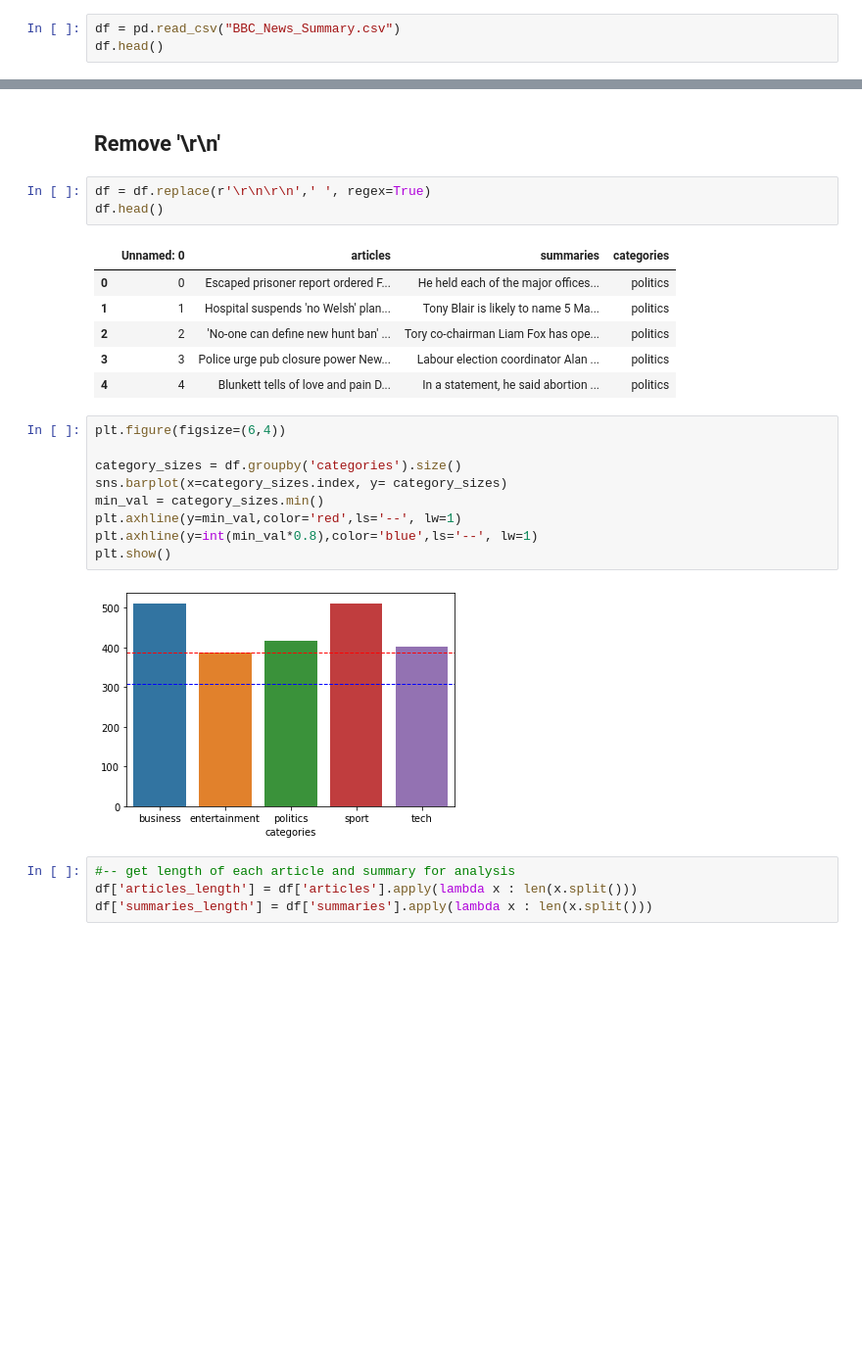
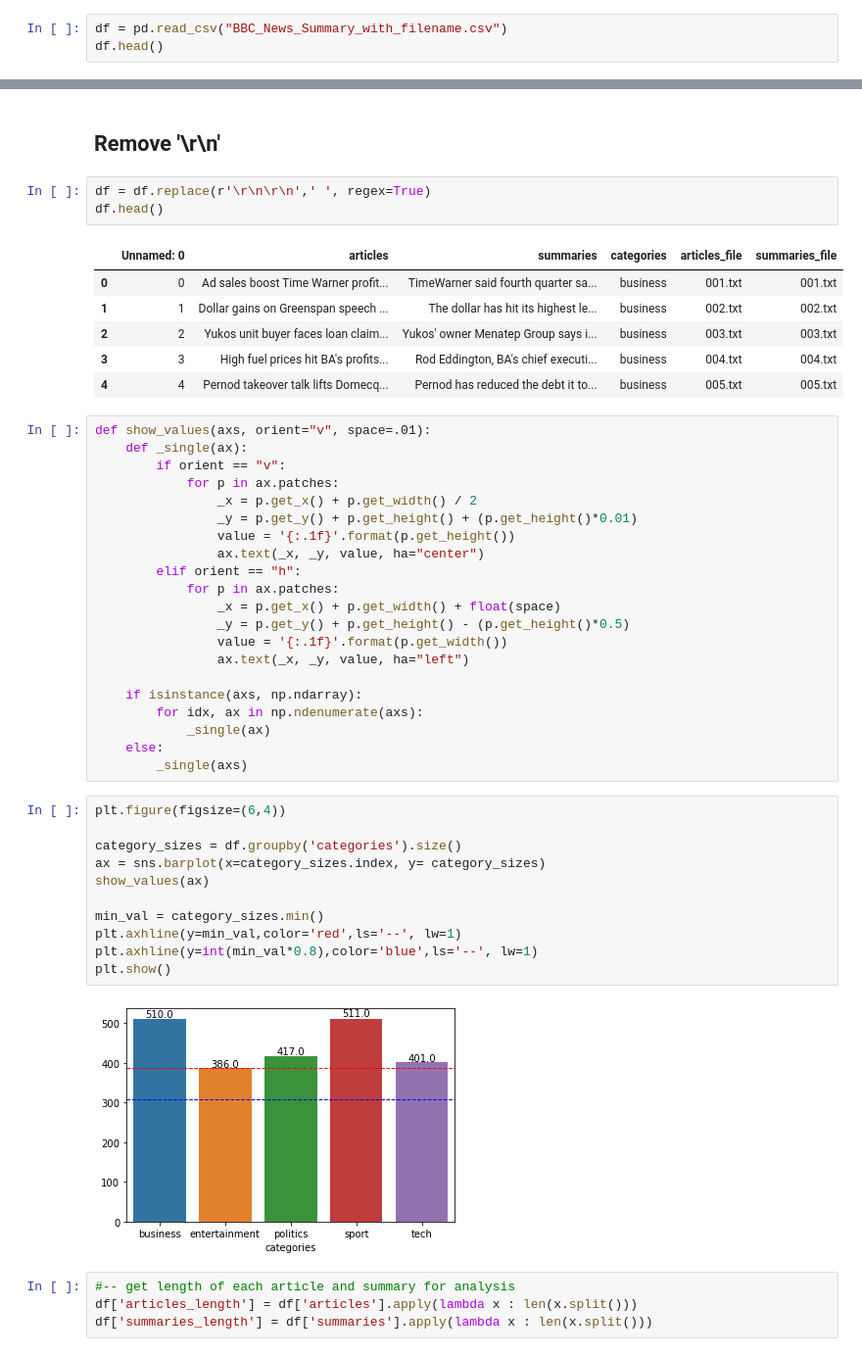
Before and after one commit to worachot-n/Text_summarization_T5, a Jupyter notebook: 0_2_Prepare_and_Split_Data.ipynb, the cells around one changed output, grey strips where cells are left out. Shown at 98% size. Drawn from its saved outputs; the diff is of its cells as text; blank space fills up the shorter version.

Commit message:
add value in barplot

```diff
--- a/0_2_Prepare_and_Split_Data.ipynb
+++ b/0_2_Prepare_and_Split_Data.ipynb
@@ -22,6 +22,6 @@ import os
 # for dir in dir_list:
 #     Path_sum_cat.append(Path_sum+'/'+dir)
 # %%
-df = pd.read_csv("BBC_News_Summary.csv")
+df = pd.read_csv("BBC_News_Summary_with_filename.csv")
 df.head()
 # %% [output]
@@ -37,23 +37,46 @@ df.head()
 df = df.replace(r'\r\n\r\n',' ', regex=True)
 df.head()
 # %% [output]
-|  | Unnamed: 0 | articles | summaries | categories |
-| 0 | 0 | Escaped prisoner report ordered F... | He held each of the major offices... | politics |
-| 1 | 1 | Hospital suspends 'no Welsh' plan... | Tony Blair is likely to name 5 Ma... | politics |
-| 2 | 2 | 'No-one can define new hunt ban' ... | Tory co-chairman Liam Fox has ope... | politics |
-| 3 | 3 | Police urge pub closure power New... | Labour election coordinator Alan ... | politics |
-| 4 | 4 | Blunkett tells of love and pain D... | In a statement, he said abortion ... | politics |
+|  | Unnamed: 0 | articles | summaries | categories | articles_file | summaries_file |
+| 0 | 0 | Ad sales boost Time Warner profit... | TimeWarner said fourth quarter sa... | business | 001.txt | 001.txt |
+| 1 | 1 | Dollar gains on Greenspan speech ... | The dollar has hit its highest le... | business | 002.txt | 002.txt |
+| 2 | 2 | Yukos unit buyer faces loan claim... | Yukos' owner Menatep Group says i... | business | 003.txt | 003.txt |
+| 3 | 3 | High fuel prices hit BA's profits... | Rod Eddington, BA's chief executi... | business | 004.txt | 004.txt |
+| 4 | 4 | Pernod takeover talk lifts Domecq... | Pernod has reduced the debt it to... | business | 005.txt | 005.txt |
+# %%
+def show_values(axs, orient="v", space=.01):
+    def _single(ax):
+        if orient == "v":
+            for p in ax.patches:
+                _x = p.get_x() + p.get_width() / 2
+                _y = p.get_y() + p.get_height() + (p.get_height()*0.01)
+                value = '{:.1f}'.format(p.get_height())
+                ax.text(_x, _y, value, ha="center")
+        elif orient == "h":
+            for p in ax.patches:
+                _x = p.get_x() + p.get_width() + float(space)
+                _y = p.get_y() + p.get_height() - (p.get_height()*0.5)
+                value = '{:.1f}'.format(p.get_width())
+                ax.text(_x, _y, value, ha="left")
+
+    if isinstance(axs, np.ndarray):
+        for idx, ax in np.ndenumerate(axs):
+            _single(ax)
+    else:
+        _single(axs)
 # %%
 plt.figure(figsize=(6,4))
 
 category_sizes = df.groupby('categories').size()
-sns.barplot(x=category_sizes.index, y= category_sizes)
+ax = sns.barplot(x=category_sizes.index, y= category_sizes)
+show_values(ax)
+
 min_val = category_sizes.min()
 plt.axhline(y=min_val,color='red',ls='--', lw=1)
 plt.axhline(y=int(min_val*0.8),color='blue',ls='--', lw=1)
 plt.show()
 # %% [output]
-[figure, old version]
+[figure, new version]
 # %%
 #-- get length of each article and summary for analysis
 df['articles_length'] = df['articles'].apply(lambda x : len(x.split()))
```
Also changed, not shown: parts of 10 cells of this notebook.
